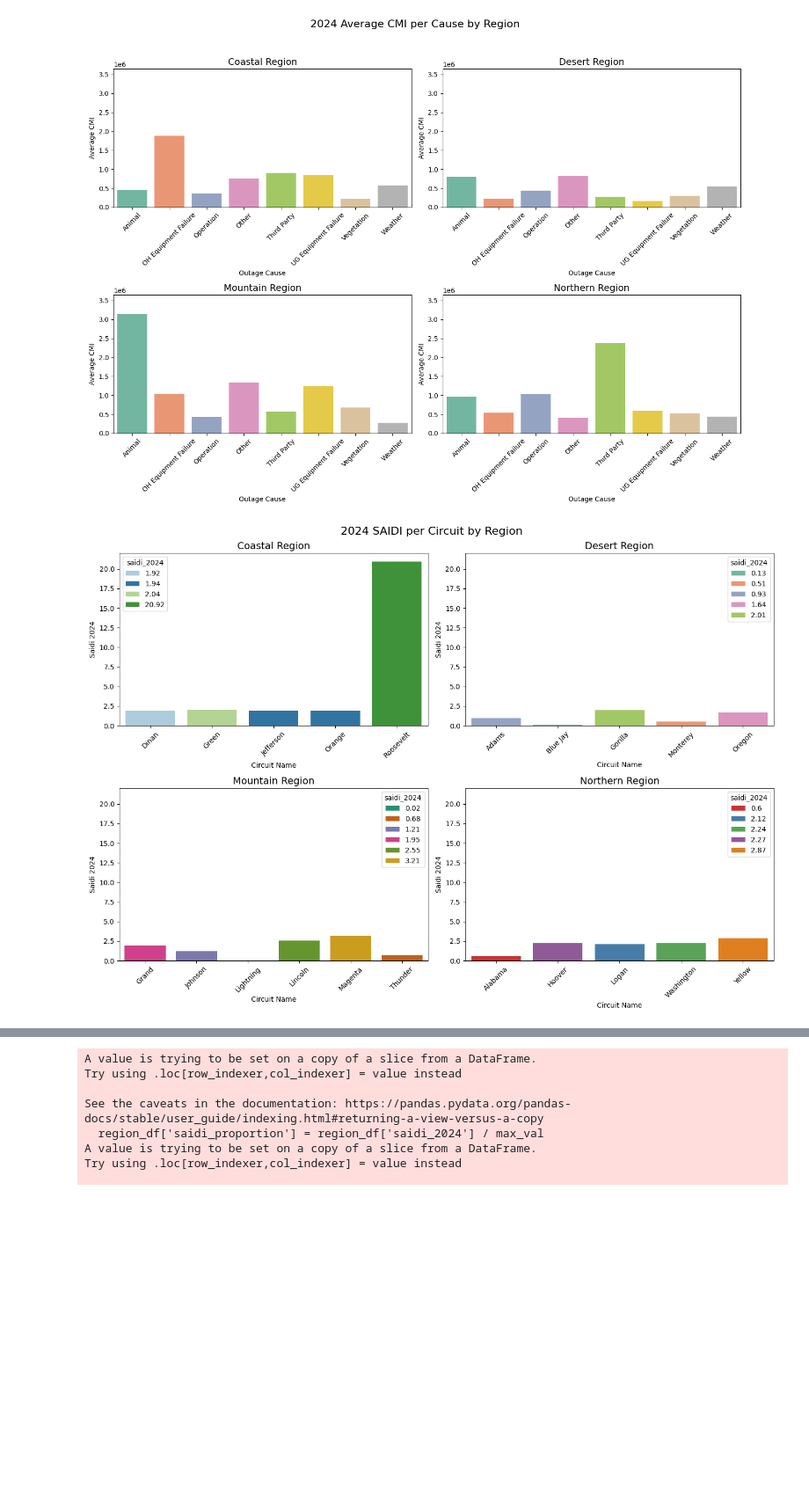
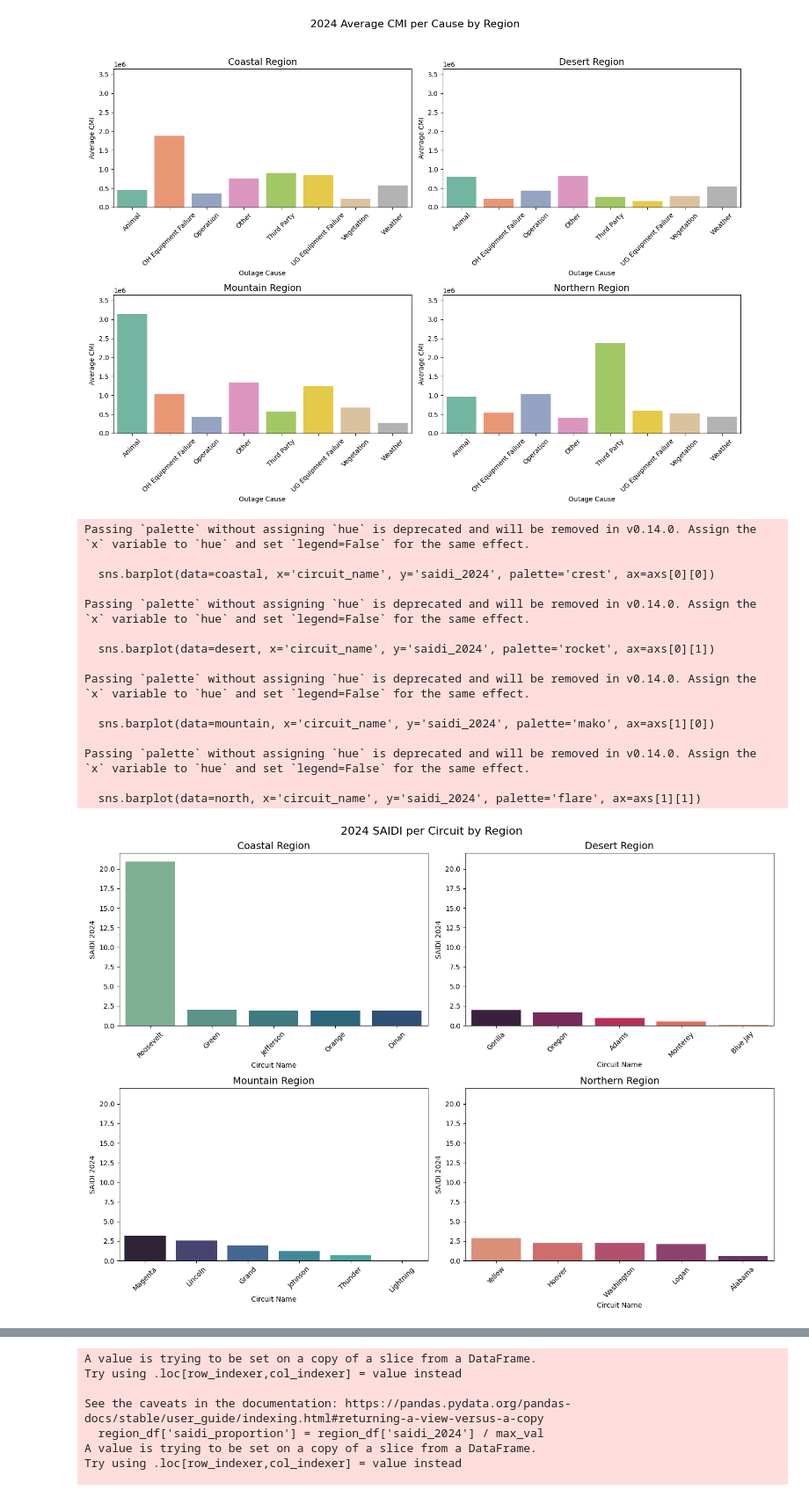
Before and after one commit to GerardoG2/ITC-2025, a Jupyter notebook: circuit-outage-analysis.ipynb, the cells around one changed output, grey strips where cells are left out. Shown at 88% size. Saved outputs shown, nothing was run; the diff lists cells and outputs as text; code cells hidden in the pictures; blank space fills up the shorter version.

```diff
--- a/circuit-outage-analysis.ipynb
+++ b/circuit-outage-analysis.ipynb
@@ -670,50 +671,70 @@ plt.show()
 # %% [output]
 [figure]
 # %%
-# saidi per region
-circuit_copy = circuit.copy().sort_values(by = 'circuit_name')
+circuit_copy = circuit.copy().sort_values(by='circuit_name')
 
-coastal = circuit_copy[ circuit_copy['region'] == 'Coastal' ]
-desert = circuit_copy[ circuit_copy['region'] == 'Desert' ]
-mountain = circuit_copy[ circuit_copy['region'] == 'Mountain' ]
-north = circuit_copy[ circuit_copy['region'] == 'North' ]
+# Split into regions
+coastal = circuit_copy[circuit_copy['region'] == 'Coastal'].sort_values(by='saidi_2024', ascending=False)
+desert = circuit_copy[circuit_copy['region'] == 'Desert'].sort_values(by='saidi_2024', ascending=False)
+mountain = circuit_copy[circuit_copy['region'] == 'Mountain'].sort_values(by='saidi_2024', ascending=False)
+north = circuit_copy[circuit_copy['region'] == 'North'].sort_values(by='saidi_2024', ascending=False)
 
-region_palette = {'coastal':'Paired', 'desert':'Set2', 'mountain':'Dark2', 'north':'Set1'}
-palette = 'tab10'
-fig, axs = plt.subplots(2,2, figsize = (14,10) )
+# Plot setup
+fig, axs = plt.subplots(2, 2, figsize=(14, 10))
 
-sns.barplot(coastal, x = coastal['circuit_name'], y=coastal['saidi_2024'], hue = coastal['saidi_2024'], palette = 'Paired', ax = axs[0][0], )
+# Coastal - Crest
+sns.barplot(data=coastal, x='circuit_name', y='saidi_2024', palette='crest', ax=axs[0][0])
 axs[0][0].set_title('Coastal Region', fontsize=14)
-axs[0][0].tick_params(rotation = 45, axis = 'x')
-axs[0][0].set_ylim(0,22)
+axs[0][0].tick_params(rotation=45, axis='x')
+axs[0][0].set_ylim(0, 22)
 axs[0][0].set_xlabel("Circuit Name")
-axs[0][0].set_ylabel("Saidi 2024")
+axs[0][0].set_ylabel("SAIDI 2024")
 
-sns.barplot(desert, x = desert['circuit_name'], y=desert['saidi_2024'], hue = desert['saidi_2024'], palette = 'Set2', ax = axs[0][1])
+# Desert - Rocket
+sns.barplot(data=desert, x='circuit_name', y='saidi_2024', palette='rocket', ax=axs[0][1])
 axs[0][1].set_title('Desert Region', fontsize=14)
-axs[0][1].tick_params(rotation = 45, axis = 'x')
-axs[0][1].set_ylim(0,22)
+axs[0][1].tick_params(rotation=45, axis='x')
+axs[0][1].set_ylim(0, 22)
 axs[0][1].set_xlabel("Circuit Name")
-axs[0][1].set_ylabel("Saidi 2024")
+axs[0][1].set_ylabel("SAIDI 2024")
 
-sns.barplot(mountain, x = mountain['circuit_name'], y=mountain['saidi_2024'], hue = mountain['saidi_2024'], palette = 'Dark2', ax = axs[1][0])
+# Mountain - Mako
+sns.barplot(data=mountain, x='circuit_name', y='saidi_2024', palette='mako', ax=axs[1][0])
 axs[1][0].set_title('Mountain Region', fontsize=14)
-axs[1][0].tick_params(rotation = 45, axis = 'x')
-axs[1][0].set_ylim(0,22)
+axs[1][0].tick_params(rotation=45, axis='x')
+axs[1][0].set_ylim(0, 22)
 axs[1][0].set_xlabel("Circuit Name")
-axs[1][0].set_ylabel("Saidi 2024")
+axs[1][0].set_ylabel("SAIDI 2024")
 
-sns.barplot(north, x = north['circuit_name'], y=north['saidi_2024'], hue = north['saidi_2024'], palette = 'Set1', ax = axs[1][1])
+# Northern - Flare
+sns.barplot(data=north, x='circuit_name', y='saidi_2024', palette='flare', ax=axs[1][1])
 axs[1][1].set_title('Northern Region', fontsize=14)
-axs[1][1].tick_params(rotation = 45, axis = 'x')
-axs[1][1].set_ylim(0,22)
+axs[1][1].tick_params(rotation=45, axis='x')
+axs[1][1].set_ylim(0, 22)
 axs[1][1].set_xlabel("Circuit Name")
-axs[1][1].set_ylabel("Saidi 2024")
+axs[1][1].set_ylabel("SAIDI 2024")
 
+# Final layout
 plt.suptitle('2024 SAIDI per Circuit by Region', fontsize=16)
 plt.tight_layout()
+plt.show()
 # %% [output]
+Passing `palette` without assigning `hue` is deprecated and will be removed in v0.14.0. Assign the `x` variable to `hue` and set `legend=False` for the same effect.
+
+  sns.barplot(data=coastal, x='circuit_name', y='saidi_2024', palette='crest', ax=axs[0][0])
+
+Passing `palette` without assigning `hue` is deprecated and will be removed in v0.14.0. Assign the `x` variable to `hue` and set `legend=False` for the same effect.
+
+  sns.barplot(data=desert, x='circuit_name', y='saidi_2024', palette='rocket', ax=axs[0][1])
+
+Passing `palette` without assigning `hue` is deprecated and will be removed in v0.14.0. Assign the `x` variable to `hue` and set `legend=False` for the same effect.
+
+  sns.barplot(data=mountain, x='circuit_name', y='saidi_2024', palette='mako', ax=axs[1][0])
+
+Passing `palette` without assigning `hue` is deprecated and will be removed in v0.14.0. Assign the `x` variable to `hue` and set `legend=False` for the same effect.
+
+  sns.barplot(data=north, x='circuit_name', y='saidi_2024', palette='flare', ax=axs[1][1])
-[figure, old version]
+[figure, new version]
 # %%
 # Count outages per circuit
 circuit_outage_counts = (
```
Also changed, not shown: parts of 10 cells of this notebook.
